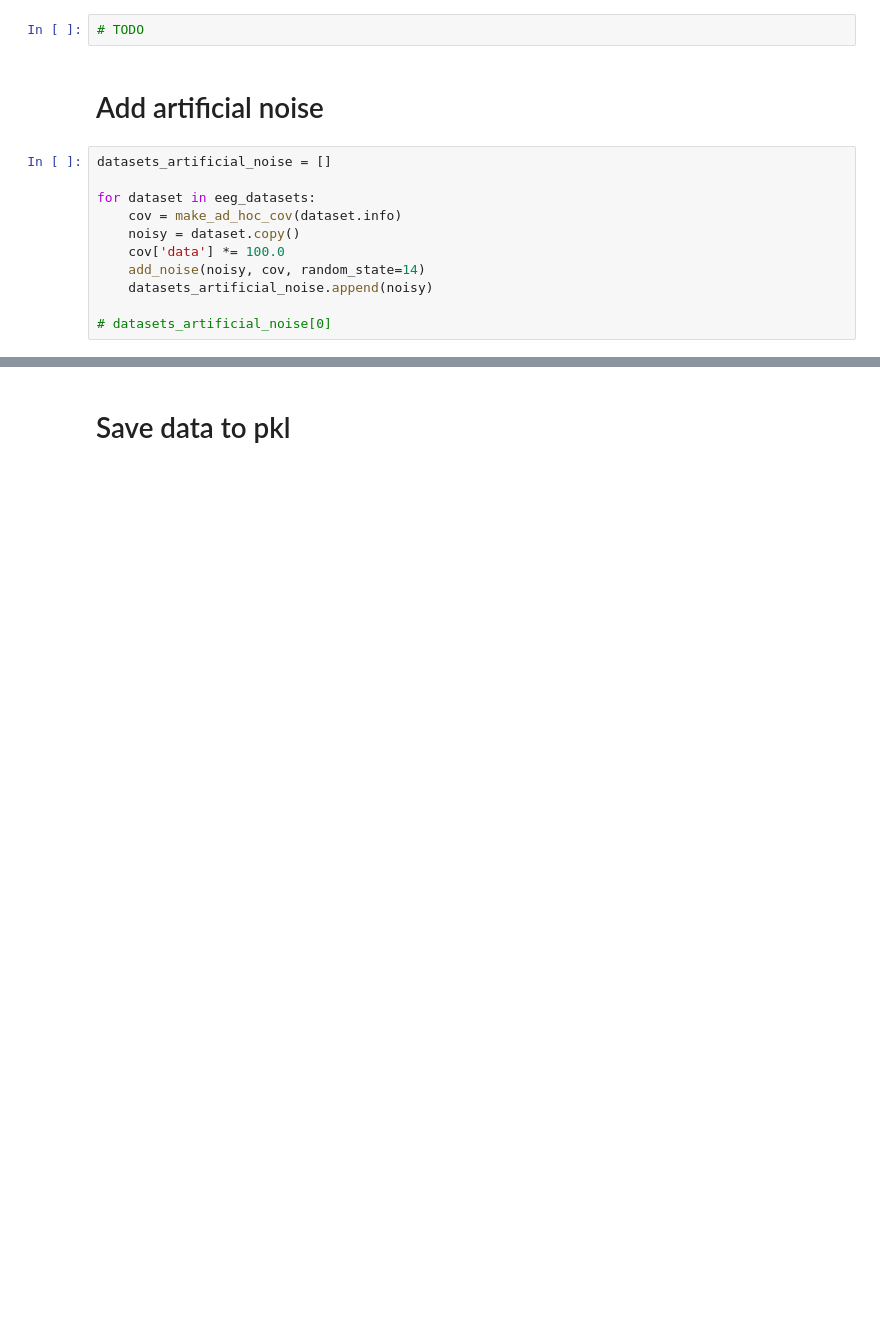
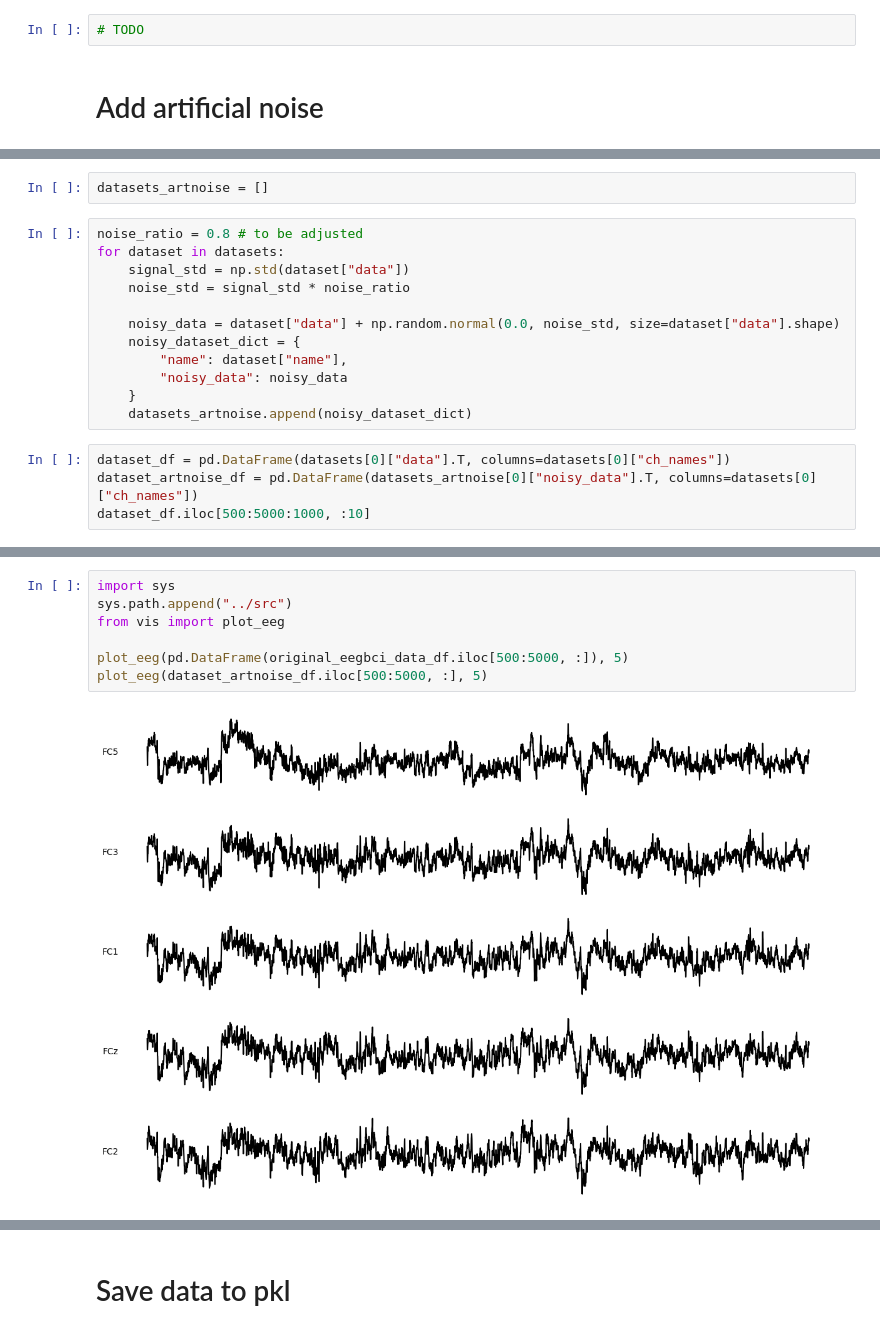
Before and after one commit to eryk-urbanski/eeg-denoising, a Jupyter notebook: notebooks/02_preprocessing.ipynb, the cells around one changed output, grey strips where cells are left out. Drawn from its saved outputs; the diff is of its cells as text; blank space fills up the shorter version.

```diff
--- a/notebooks/02_preprocessing.ipynb
+++ b/notebooks/02_preprocessing.ipynb
@@ -33,14 +53,3 @@ eeg_datasets = eeg_datasets_dict["datasets_mne_format"]
 # TODO
 # %% [markdown]
 # Add artificial noise
-# %%
-datasets_artificial_noise = []
-
-for dataset in eeg_datasets:
-    cov = make_ad_hoc_cov(dataset.info)
-    noisy = dataset.copy()
-    cov['data'] *= 100.0
-    add_noise(noisy, cov, random_state=14)
-    datasets_artificial_noise.append(noisy)
-
-# datasets_artificial_noise[0]
@@ -61,0 +56,18 @@ Adding noise to 64/64 channels (64 channels in cov)
+# %%
+datasets_artnoise = []
+# %%
+noise_ratio = 0.8 # to be adjusted
+for dataset in datasets:
+    signal_std = np.std(dataset["data"])
+    noise_std = signal_std * noise_ratio
+
+    noisy_data = dataset["data"] + np.random.normal(0.0, noise_std, size=dataset["data"].shape)
+    noisy_dataset_dict = {
+        "name": dataset["name"],
+        "noisy_data": noisy_data
+    }
+    datasets_artnoise.append(noisy_dataset_dict)
+# %%
+dataset_df = pd.DataFrame(datasets[0]["data"].T, columns=datasets[0]["ch_names"])
+dataset_artnoise_df = pd.DataFrame(datasets_artnoise[0]["noisy_data"].T, columns=datasets[0]["ch_names"])
+dataset_df.iloc[500:5000:1000, :10]
@@ -61,0 +90,9 @@ Adding noise to 64/64 channels (64 channels in cov)
+# %%
+import sys
+sys.path.append("../src")
+from vis import plot_eeg
+
+plot_eeg(pd.DataFrame(original_eegbci_data_df.iloc[500:5000, :]), 5)
+plot_eeg(dataset_artnoise_df.iloc[500:5000, :], 5)
+# %% [output]
+[figure, added]
```
Also changed, not shown: parts of 10 cells of this notebook, 9 other files.
